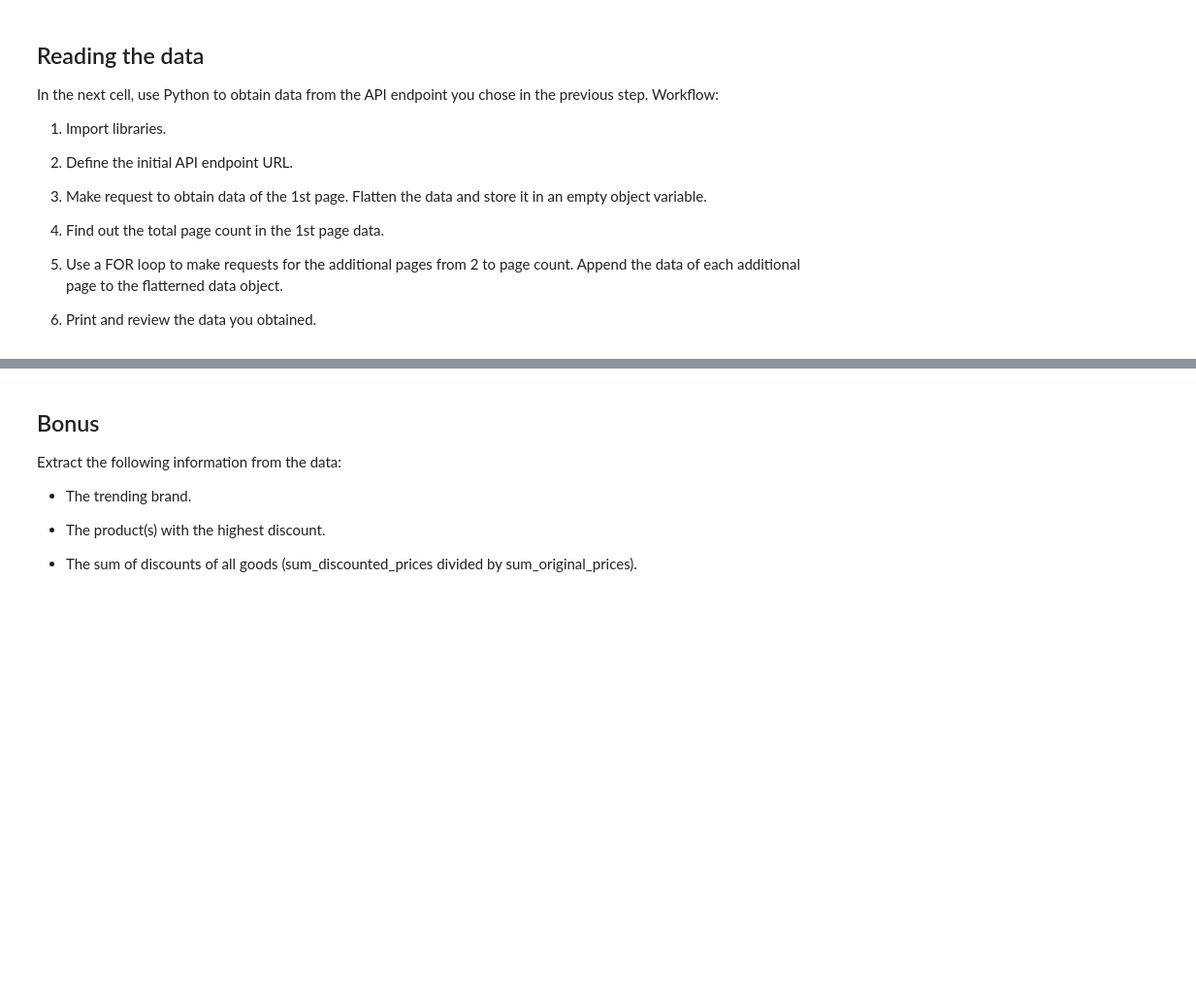
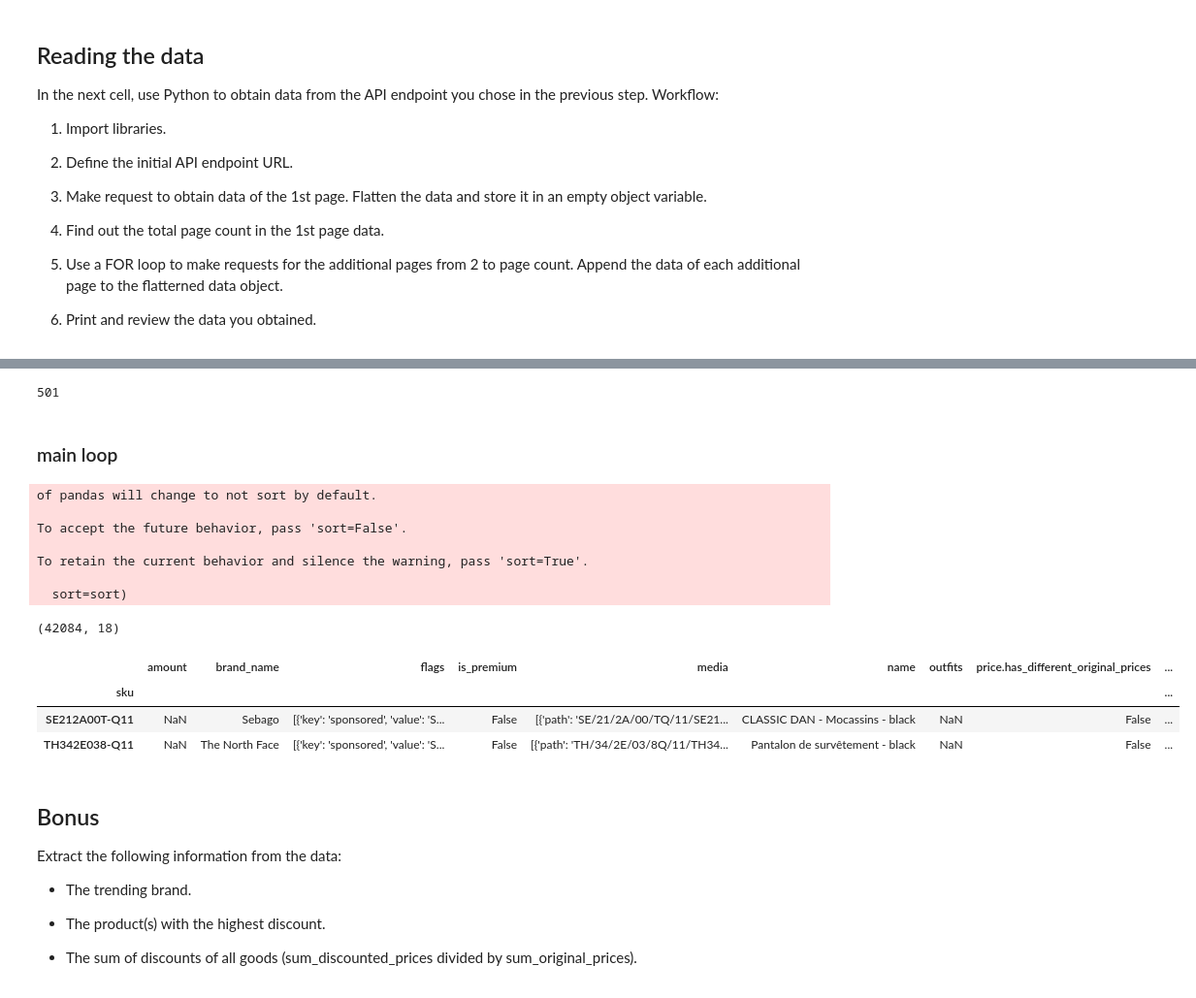
Before and after one commit to ta-datapt-bcn/lab-parsing-API-data, a Jupyter notebook: your-code/main.ipynb, the cells around one changed output, grey strips where cells are left out. Shown: that part at 97% size. Drawn from its saved outputs; the diff is of its cells as text; code cells hidden in the pictures; blank space fills up the shorter version.

```diff
--- a/your-code/main.ipynb
+++ b/your-code/main.ipynb
@@ -37,0 +46,16 @@ In the next cell, use Python to obtain data from the API endpoint you chose in t
+# %%
+# your code here
+
+url = "https://www.zalando.fr/api/catalog/articles?categories=promo-homme&limit=84&offset=84&sort=sale"
+
+headers = {'user-agent': 'Mozilla/5.0 (Linux; Android 6.0; Nexus 5 Build/MRA58N) AppleWebKit/537.36 (KHTML, like Gecko) Chrome/75.0.3770.100 Mobile Safari/537.36'}
+
+response = requests.get(url,headers=headers)
+results = response.json()
+
+
+flattened_data = json_normalize(results)
+
+flattened_data1 = json_normalize(flattened_data.articles[0])
+
+results
@@ -38,3 +96,43 @@ In the next cell, use Python to obtain data from the API endpoint you chose in t
+# %%
+total_pages = results['pagination']['page_count']
+print(total_pages)
+# %% [output]
+501
+# %% [markdown]
+### main loop
+# %%
+# your code here
+def get_data(url, total_pages, offset=84):
+    df=pd.DataFrame()
+    for i in range(total_pages):
+        k=offset*i
+        url = url + "&offset=" + str(k)
+        headers = {'user-agent': 'Mozilla/5.0 (Linux; Android 6.0; Nexus 5 Build/MRA58N) AppleWebKit/537.36 (KHTML, like Gecko) Chrome/75.0.3770.100 Mobile Safari/537.36'}
+        response = requests.get(url,headers=headers)
+        results = response.json()
+        flattened_data = json_normalize(results)
+        flattened_data1 = json_normalize(flattened_data.articles[0])
+        flattened_data1=flattened_data1.set_index('sku')
+        df = df.append(flattened_data1)
+    return df
+
+url = "https://www.zalando.fr/api/catalog/articles?categories=promo-homme&limit=84"
+df = get_data(url,total_pages)
+print(df.shape)
+df.head(2)
+# %% [output]
+of pandas will change to not sort by default.
+
+To accept the future behavior, pass 'sort=False'.
+
+To retain the current behavior and silence the warning, pass 'sort=True'.
+
+  sort=sort)
+(42084, 18)
+|  | amount | brand_name | flags | is_premium | media | name | outfits | price.has_different_original_prices | ... |
+| sku |  |  |  |  |  |  |  |  | ... |
+| SE212A00T-Q11 | NaN | Sebago | [{'key': 'sponsored', 'value': 'S... | False | [{'path': 'SE/21/2A/00/TQ/11/SE21... | CLASSIC DAN - Mocassins - black | NaN | False | ... |
+| TH342E038-Q11 | NaN | The North Face | [{'key': 'sponsored', 'value': 'S... | False | [{'path': 'TH/34/2E/03/8Q/11/TH34... | Pantalon de survêtement - black | NaN | False | ... |
 # %% [markdown]
 ## Bonus
 
```
Also changed, not shown: parts of 18 cells of this notebook.
